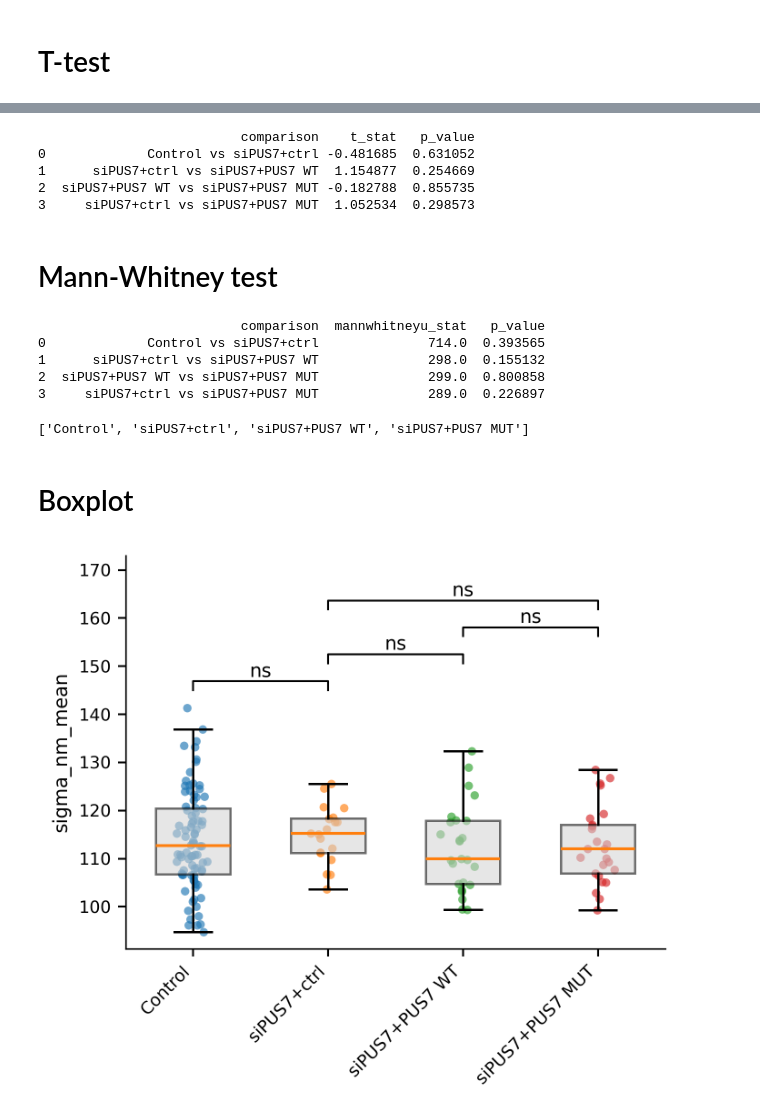
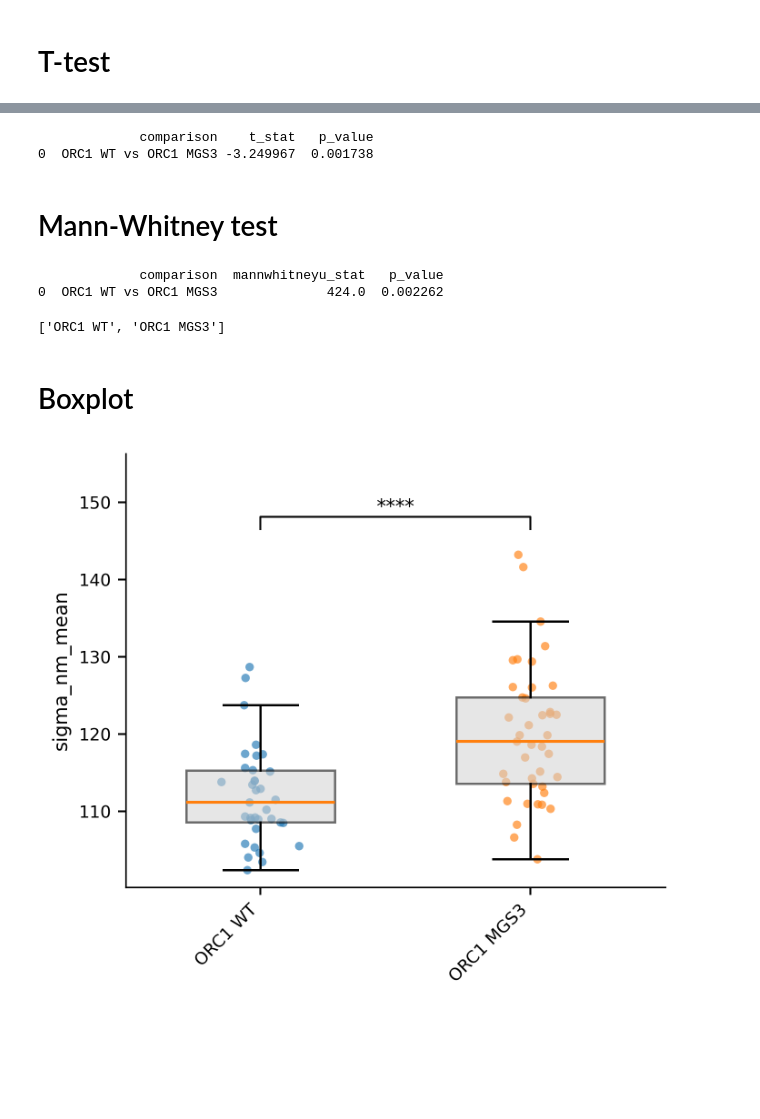
Before and after one commit to Lopatushka/LLPS, a Jupyter notebook: Foci/custom_graphs.ipynb, the cells around one changed output, grey strips where cells are left out. Saved outputs shown, nothing was run; the diff lists cells and outputs as text; code cells hidden in the pictures; blank space fills up the shorter version.

Commit message:
stats and notebook

```diff
--- a/Foci/custom_graphs.ipynb
+++ b/Foci/custom_graphs.ipynb
@@ -203,15 +203,13 @@ def beautiful_boxplot(
 # Variables
 # %%
 # Paths to tables with data
-reference_name = 'Control'
+reference_name = 'ORC1 WT'
 data = [
-        {'name': reference_name, 'path': "/mnt/c/users/elopatukhin/Desktop/all_WT/foci_aggregation.csv"},
-        {'name': 'siPUS7+ctrl', 'path': "/mnt/c/users/elopatukhin/Desktop/siPUS7/foci_aggregation.csv"},
-        {'name': 'siPUS7+PUS7 WT', 'path': "/mnt/c/users/elopatukhin/Desktop/siPUS7_PUS7_WT/foci_aggregation.csv"},
-        {'name': 'siPUS7+PUS7 MUT', 'path': "/mnt/c/users/elopatukhin/Desktop/siPUS7_MUT/foci_aggregation.csv"}
+        {'name': reference_name, 'path': "/mnt/c/users/elopatukhin/Desktop/190226/all_WT/foci_aggregation.csv"},
+        {'name': 'ORC1 MGS3', 'path': "/mnt/c/users/elopatukhin/Desktop/190226/all_MGS3/foci_aggregation.csv"},
     ]
 
-labels=[reference_name, "siPUS7+ctrl", "siPUS7+PUS7 WT", 'siPUS7+PUS7 MUT']
+labels=[reference_name, 'ORC1 MGS3']
 
 # Index of Control sample in the list of dictionaries
 index_control = next(
@@ -249,6 +249,6 @@ print(f"Loaded {N_files} dataframes.")
 # %%
 # Path to save data
-output_dir = "/mnt/c/users/elopatukhin/Desktop/all_WT"
+output_dir = "/mnt/c/users/elopatukhin/Desktop/190226"
 # %%
 # Names of columns
 print(dfs[0].columns)
@@ -272,10 +272,7 @@ ttest = compare_groups(
     selected=selected,
     labels=labels,
     pairs=[
-        ('Control', 'siPUS7+ctrl'),
-        ('siPUS7+ctrl', 'siPUS7+PUS7 WT'),
-        ('siPUS7+PUS7 WT', 'siPUS7+PUS7 MUT'),
-        ('siPUS7+ctrl', 'siPUS7+PUS7 MUT')
+        ('ORC1 WT', 'ORC1 MGS3')
     ]
 )
 
@@ -284,11 +281,8 @@ ttest.to_csv(f"{output_dir}/{var_name}_ttest.csv", index=False)
 
 print(ttest)
 # %% [output]
-                          comparison    t_stat   p_value
-0             Control vs siPUS7+ctrl -0.481685  0.631052
-1      siPUS7+ctrl vs siPUS7+PUS7 WT  1.154877  0.254669
-2  siPUS7+PUS7 WT vs siPUS7+PUS7 MUT -0.182788  0.855735
-3     siPUS7+ctrl vs siPUS7+PUS7 MUT  1.052534  0.298573
+             comparison    t_stat   p_value
+0  ORC1 WT vs ORC1 MGS3 -3.249967  0.001738
 # %% [markdown]
 # Mann-Whitney test
 # %%
@@ -296,10 +290,7 @@ mw = compare_groups(
     selected=selected,
     labels=labels,
     pairs=[
-        ('Control', 'siPUS7+ctrl'),
-        ('siPUS7+ctrl', 'siPUS7+PUS7 WT'),
-        ('siPUS7+PUS7 WT', 'siPUS7+PUS7 MUT'),
-        ('siPUS7+ctrl', 'siPUS7+PUS7 MUT')
+        ('ORC1 WT', 'ORC1 MGS3')
     ],
     test = 'mannwhitneyu'
 )
@@ -309,41 +300,35 @@ mw.to_csv(f"{output_dir}/{var_name}_mw.csv", index=False)
 
 print(mw)
 # %% [output]
-                          comparison  mannwhitneyu_stat   p_value
-0             Control vs siPUS7+ctrl              714.0  0.393565
-1      siPUS7+ctrl vs siPUS7+PUS7 WT              298.0  0.155132
-2  siPUS7+PUS7 WT vs siPUS7+PUS7 MUT              299.0  0.800858
-3     siPUS7+ctrl vs siPUS7+PUS7 MUT              289.0  0.226897
+             comparison  mannwhitneyu_stat   p_value
+0  ORC1 WT vs ORC1 MGS3              424.0  0.002262
 # %%
 labels
 # %% [output]
-['Control', 'siPUS7+ctrl', 'siPUS7+PUS7 WT', 'siPUS7+PUS7 MUT']
+['ORC1 WT', 'ORC1 MGS3']
 # %% [markdown]
 # Boxplot
 # %%
 plot_name = var_name
 stat_pairs = [
-    (1, 2, 0.393565),
-    (2, 3, 0.155132),
-    (3, 4, 0.800858),
-    (2, 4, 0.226897),
+    (1, 2, 0.002262)
 ]
 
 image = beautiful_boxplot(
     df_list = selected,
     labels = labels,
     ylabel=var_name,
     xlabel=None,
     title=None,
     log_scale=False,
     colors=None,         # list of colors per box (optional)
     dot_size=20,
     jitter=0.06,
     figsize=(4.8, 4.2),
     dpi=300,
     show=True,
     stat_pairs=stat_pairs,
     save_path = output_dir + f"/{plot_name}.png"
 );
 # %% [output]
-[figure, old version]
+[figure, new version]
```
Also changed, not shown: parts of 2 cells of this notebook, 1 other file.
